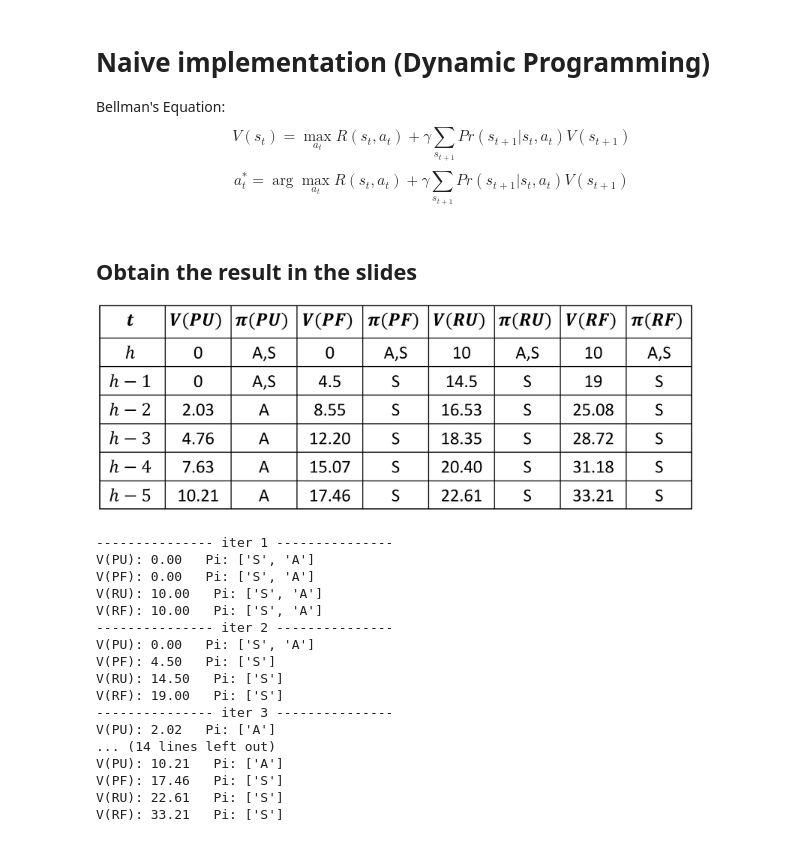
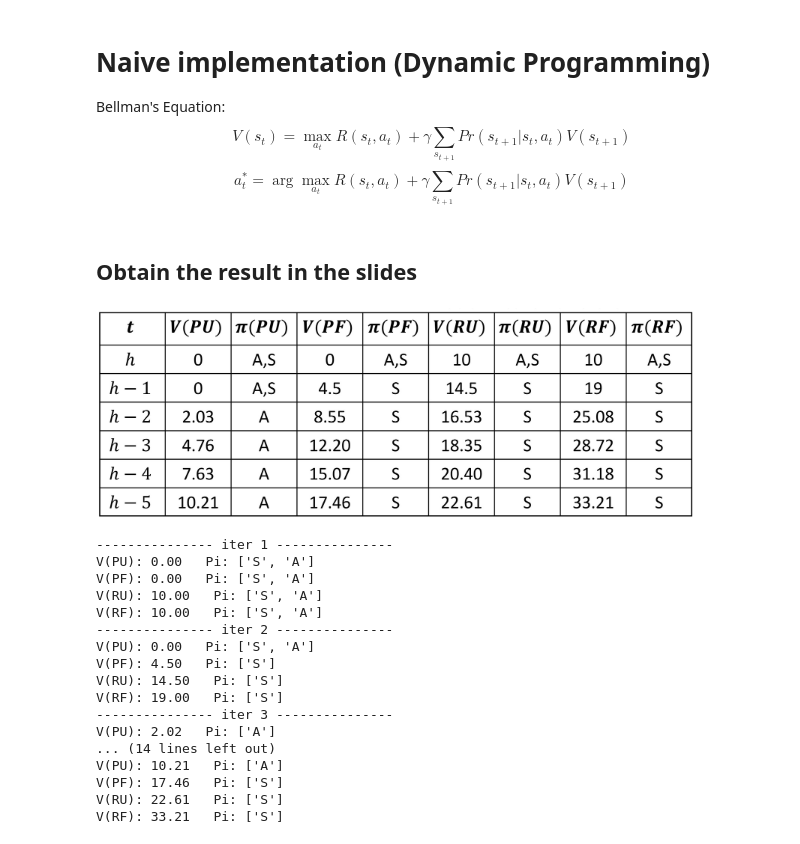
Before and after one commit to tiddler/fishpond, a Jupyter notebook: MDP.ipynb, the cells around one changed output. Cells and saved outputs as stored; diff of their text form; code cells hidden in the pictures.

```diff
--- a/MDP.ipynb
+++ b/MDP.ipynb
@@ -69,7 +73,10 @@ def Bellman(h, verbose=False):
     return V
 # %% [markdown]
 ## Obtain the result in the slides
-<img src="attachment:snipaste20180504_170713.jpg" width="600">
+# %%
+Image(filename='./table.jpg', width=600)
+# %% [output]
+[figure, added]
 # %%
 result = Bellman(6, True)
 # %% [output]
```
Also changed, not shown: parts of 5 cells of this notebook.
